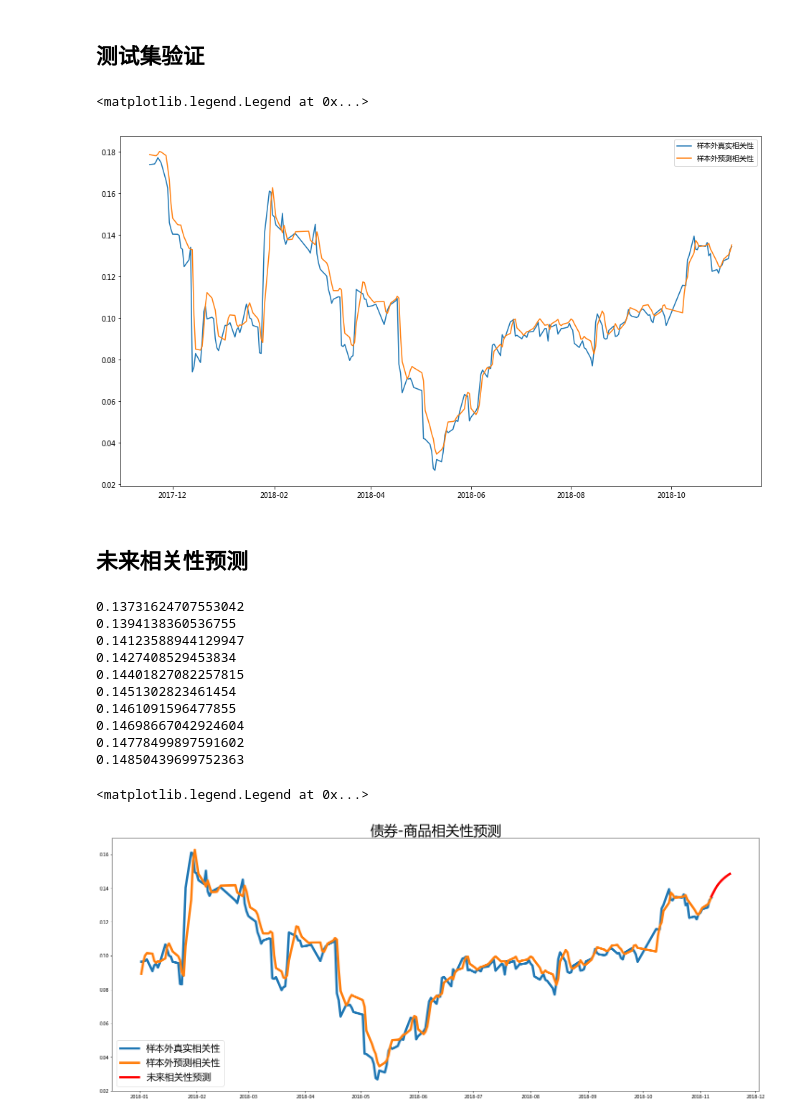
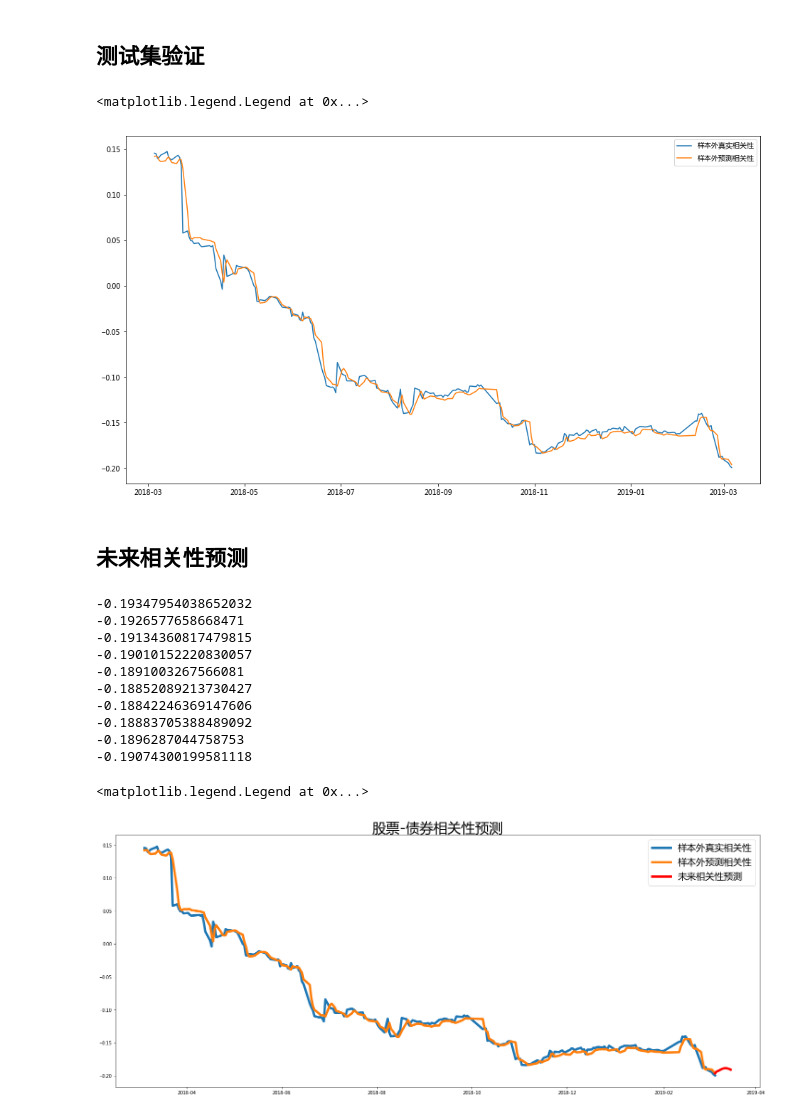
Before and after one commit to dxcv/Valyrian, a Jupyter notebook: correlation/notebook/LSTM相关性预测.ipynb, the cells around one changed output. Drawn from its saved outputs; the diff is of its cells as text; code cells hidden in the pictures.

```diff
--- a/correlation/notebook/LSTM相关性预测.ipynb
+++ b/correlation/notebook/LSTM相关性预测.ipynb
@@ -18,7 +18,7 @@ seq_len = 20
 fname = '../../risk parity portfolio/data/assets.xlsx'
 df = pd.read_excel(fname)
 # df.sort_index(inplace=True, ascending=False)
-vec = df['AU9999.SGE'].pct_change().rolling(window=243).corr(df['CBA00101.CS'].pct_change())
+vec = df['881001.WI'].pct_change().rolling(window=243).corr(df['CBA00101.CS'].pct_change())
 vec = vec[vec.index >= '2009-01-01']
 vec.tail()
 # %% [output]
@@ -169,7 +169,7 @@ ax.plot(predicted_values + test_mean.reshape(-1), label=u'样本外预测相关
 ax.legend()
 # %% [output]
 <matplotlib.legend.Legend at 0x...>
-[figure, old version]
+[figure, new version]
 # %% [markdown]
 ## 未来相关性预测
 # %%
@@ -188,16 +188,16 @@ for i in range(fut_len):
     fut_vec.append(pred[0][0] + pred_vec.mean())
 #     print(pred[0][0])
 # %% [output]
-0.13731624707553042
-0.1394138360536755
-0.14123588944129947
-0.1427408529453834
-0.14401827082257815
-0.1451302823461454
-0.1461091596477855
-0.14698667042924604
-0.14778499897591602
-0.14850439699752363
+-0.19347954038652032
+-0.1926577658668471
+-0.19134360817479815
+-0.19010152220830057
+-0.1891003267566081
+-0.18852089213730427
+-0.18842246369147606
+-0.18883705388489092
+-0.1896287044758753
+-0.19074300199581118
 # %%
 dates = [vec.index[-1] + datetime.timedelta(i) for i in range(0, fut_len + 1)]
 # %%
@@ -205,16 +205,16 @@ fut_seq = pd.Series(fut_vec[-(fut_len+1):], index=pd.to_datetime(dates))
 # %%
 # plot the results
 fig, ax = plt.subplots(figsize=(25, 10))
 x = true_values + test_mean.reshape(-1)
 y = predicted_values + test_mean.reshape(-1)
 ax.plot(x[x.index >= '2018-01-01'], label=u'样本外真实相关性', linewidth=5)
 ax.plot(y[y.index >= '2018-01-01'], label=u'样本外预测相关性', linewidth=5)
 ax.plot(fut_seq, label=u'未来相关性预测', color='red', linewidth=5)
-# ax.set_title(u'股票-债券相关性预测', fontsize=30)
+ax.set_title(u'股票-债券相关性预测', fontsize=30)
 # ax.set_title(u'股票-商品相关性预测', fontsize=30)
-ax.set_title(u'债券-商品相关性预测', fontsize=30)
+# ax.set_title(u'债券-商品相关性预测', fontsize=30)
 ax.legend(fontsize=20)
 # %% [output]
 <matplotlib.legend.Legend at 0x...>
-[figure, old version]
+[figure, new version]
 # %%
```
Also changed, not shown: parts of 8 cells of this notebook, 33 other files.
